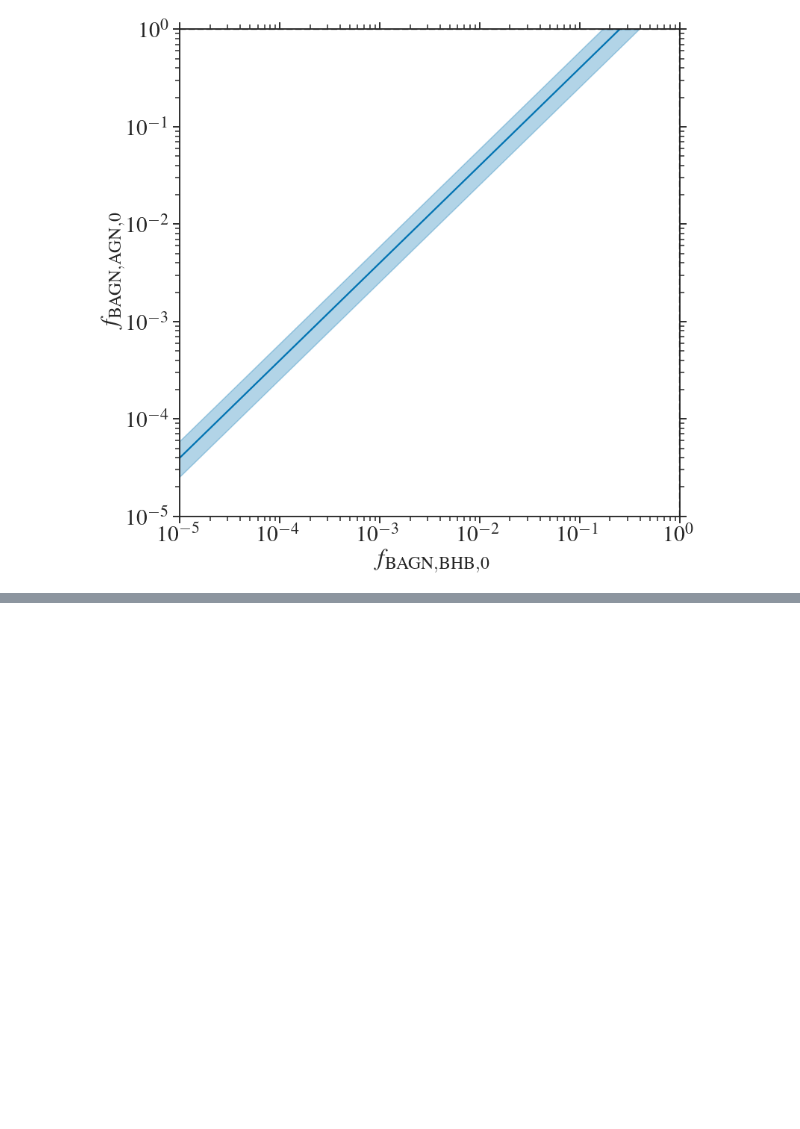
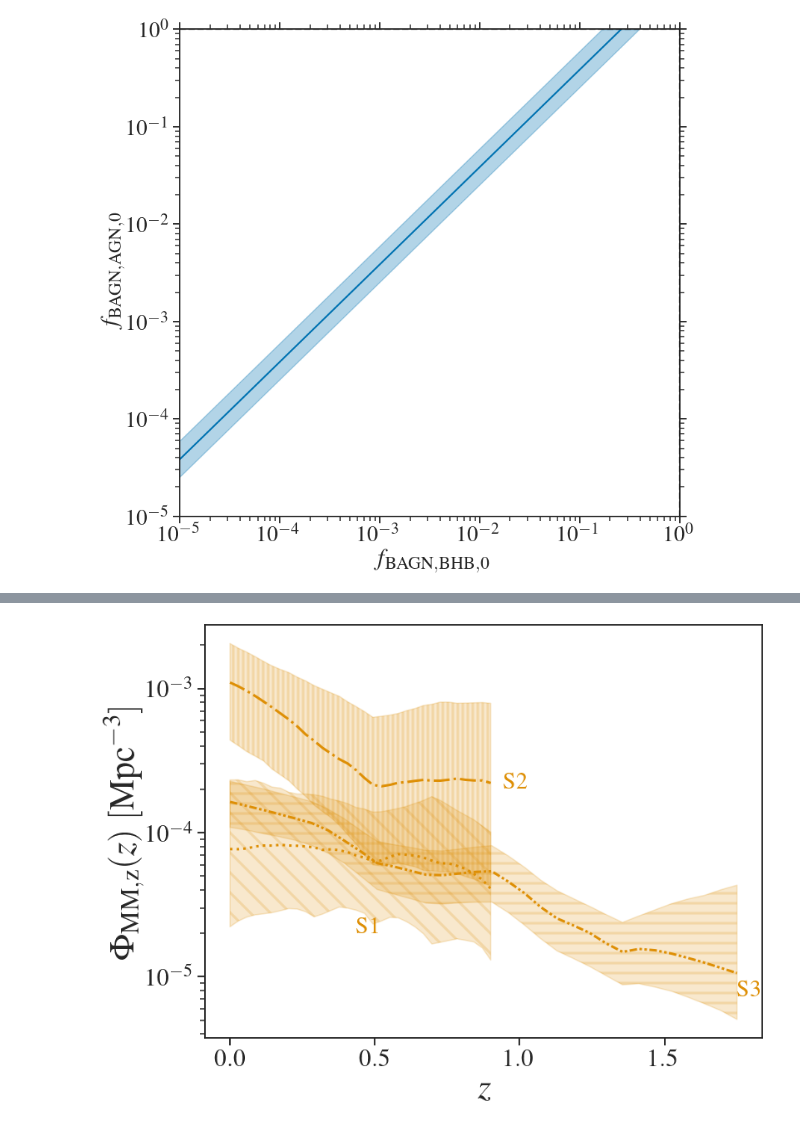
Before and after one commit to jacaseyclyde/multimessenger_smbhbs, a Jupyter notebook: notebooks/1. Constructing Binary Populations.ipynb, the cells around one changed output, grey strips where cells are left out. Cells and saved outputs as stored; diff of their text form; code cells hidden in the pictures; blank space fills up the shorter version.

```diff
--- a/notebooks/1. Constructing Binary Populations.ipynb
+++ b/notebooks/1. Constructing Binary Populations.ipynb
@@ -2449,3 +2752,7 @@ $\displaystyle \Phi_{\rm{BHB}, 0, \rm{S3}} = (1.7^{+0.6}_{-0.5}) \times 10^{-4.0
+# %%
+S3_detectable_gal_mr_density = trapz(trapz(S3_gal_mr[log_m_bh_range >= log_m_bh_norm_min, ...],
+                                        log_m_bh_range[log_m_bh_range >= log_m_bh_norm_min], axis=0), q_range, axis=1)
+S3_detectable_gal_mr_density_q = np.quantile(S3_detectable_gal_mr_density, q=[.16, .5, .84], axis=-1)
 # %% [markdown]
 #### Total Mass Function
 # %%
@@ -2830,0 +3267,43 @@ plt.show()
+# %%
+plt.figure(figsize=(12, 9))
+
+plt.fill_between(z_range_borch, S1_detectable_gal_mr_density_q[0], S1_detectable_gal_mr_density_q[2],
+                 color=cs[1], alpha=.2, hatch='\\')
+s1, = plt.plot(z_range_borch, S1_detectable_gal_mr_density_q[1], color=cs[1],
+                linewidth=3, linestyle=':')
+plt.text(z_range_borch[int(n_mesh / 2) - 1], .9 * S1_detectable_gal_mr_density_q[0, int(n_mesh / 2) - 1], 'S1', color=cs[1],
+           verticalalignment='top', horizontalalignment='left', fontsize=text_fs)
+
+plt.fill_between(z_range_drory, S2_detectable_gal_mr_density_q[0], S2_detectable_gal_mr_density_q[2],
+                 color=cs[1], alpha=.2, hatch='||')
+s2, = plt.plot(z_range_drory, S2_detectable_gal_mr_density_q[1], color=cs[1],
+                linewidth=3, linestyle='-.')
+plt.text(1.05 * z_range_drory[n_mesh - 1], S2_detectable_gal_mr_density_q[1, n_mesh - 1], 'S2', color=cs[1],
+           verticalalignment='center', horizontalalignment='left', fontsize=text_fs)
+
+plt.fill_between(z_range_ilbert, S3_detectable_gal_mr_density_q[0], S3_detectable_gal_mr_density_q[2],
+                 color=cs[1], alpha=.2, hatch='-')
+s3, = plt.plot(z_range_ilbert, S3_detectable_gal_mr_density_q[1], color=cs[1],
+                linewidth=3, linestyle=(0, (3, 1, 1, 1, 1, 1)))
+# plt.text(1.05 * z_range_ilbert[n_mesh - 1], S3_detectable_gal_mr_density_q[1, n_mesh - 1], 'S3', color=cs[1],
+#            verticalalignment='center', horizontalalignment='left', fontsize=text_fs)
+plt.text(z_range_ilbert[n_mesh - 1], .9 * S3_detectable_gal_mr_density_q[1, n_mesh - 1], 'S3', color=cs[1],
+           verticalalignment='top', horizontalalignment='left', fontsize=text_fs)
+
+plt.yscale('log')
+plt.ylabel(r'$\Phi_{\rm{MM}, z}(z)\ [\rm{Mpc}^{-3}]$', fontsize=label_fsize)
+plt.xlabel(r'$z$', fontsize=label_fsize)
+# plt.set_ylim(top=5e-2, bottom=1e-7)
+
+# plt.legend([(s1, s2, s3)], ['S13 Models'], numpoints=1,
+#              handler_map={tuple: HandlerTupleVertical(ndivide=None)}, loc='lower right', frameon=False, fontsize=legend_fsize)
+
+# plt.text(.95, .95, '(a)', fontsize=legend_fsize, verticalalignment='top', horizontalalignment='right', transform=ax[0, 0].transAxes)
+
+
+plt.tight_layout()
+plt.savefig('../reports/figures/S13_gal_merger_rates.pdf')
+plt.savefig('../reports/figures/S13_gal_merger_rates.png')
+plt.show()
+# %% [output]
+[figure, added]
```
Also changed, not shown: parts of 102 cells of this notebook, 24 other files.
